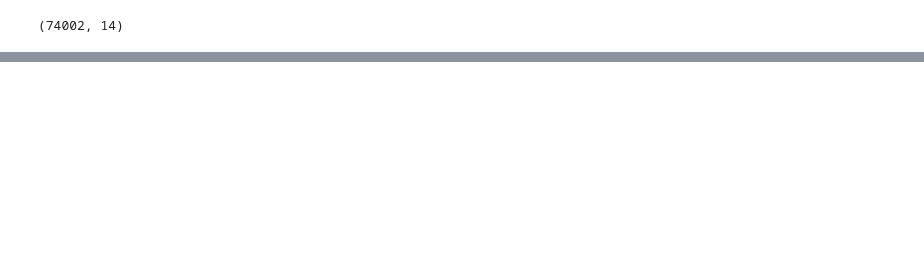
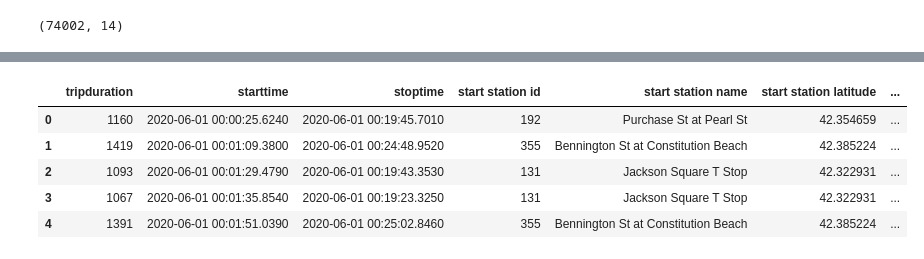
Before and after one commit to lillaszulyovszky/udacity-project-bikesharing-data-in-boston, a Jupyter notebook: bikesharing.ipynb, the cells around one changed output, grey strips where cells are left out. Cells and saved outputs as stored; diff of their text form; code cells hidden in the pictures; blank space fills up the shorter version.

Commit message:
Update bikesharing.ipynb
Added styling and started to concat the 12 files

```diff
--- a/bikesharing.ipynb
+++ b/bikesharing.ipynb
@@ -97,0 +382,14 @@ df_12.shape
+# %%
+# make a copy of all datasets to be sure I can revert if things go wrong
+df_01_copy = df_01.copy()
+df_02_copy = df_02.copy()
+df_03_copy = df_03.copy()
+df_04_copy = df_04.copy()
+df_05_copy = df_05.copy()
+df_06_copy = df_06.copy()
+df_07_copy = df_07.copy()
+df_08_copy = df_08.copy()
+df_09_copy = df_09.copy()
+df_10_copy = df_10.copy()
+df_11_copy = df_11.copy()
+df_12_copy = df_12.copy()
@@ -97,0 +455,9 @@ df_12.shape
+# %%
+df_06_copy.head()
+# %% [output]
+|  | tripduration | starttime | stoptime | start station id | start station name | start station latitude | ... |
+| 0 | 1160 | 2020-06-01 00:00:25.6240 | 2020-06-01 00:19:45.7010 | 192 | Purchase St at Pearl St | 42.354659 | ... |
+| 1 | 1419 | 2020-06-01 00:01:09.3800 | 2020-06-01 00:24:48.9520 | 355 | Bennington St at Constitution Beach | 42.385224 | ... |
+| 2 | 1093 | 2020-06-01 00:01:29.4790 | 2020-06-01 00:19:43.3530 | 131 | Jackson Square T Stop | 42.322931 | ... |
+| 3 | 1067 | 2020-06-01 00:01:35.8540 | 2020-06-01 00:19:23.3250 | 131 | Jackson Square T Stop | 42.322931 | ... |
+| 4 | 1391 | 2020-06-01 00:01:51.0390 | 2020-06-01 00:25:02.8460 | 355 | Bennington St at Constitution Beach | 42.385224 | ... |
```
Also changed, not shown: parts of 43 cells of this notebook.
